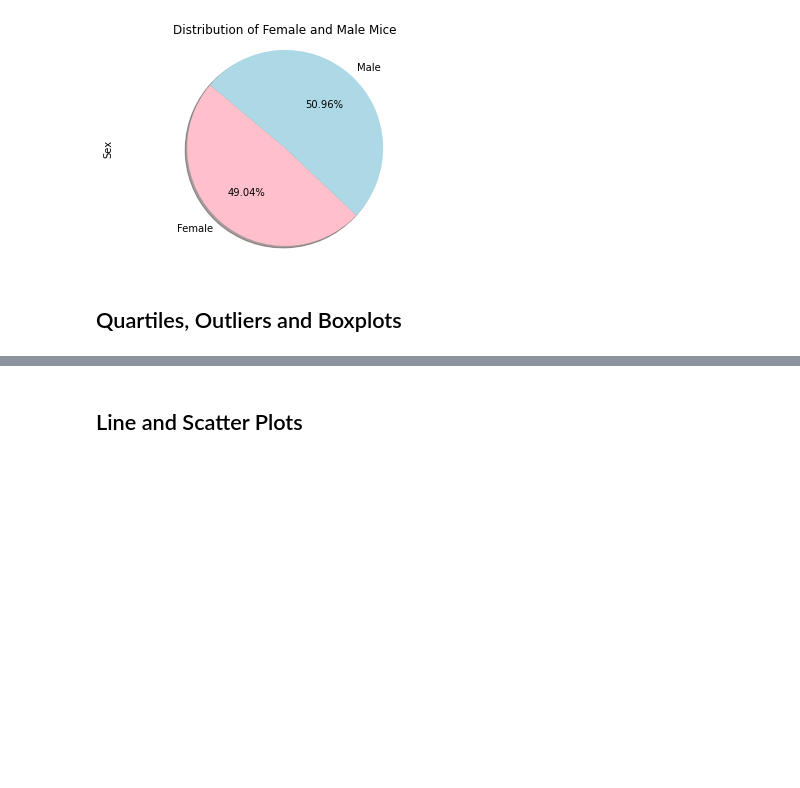
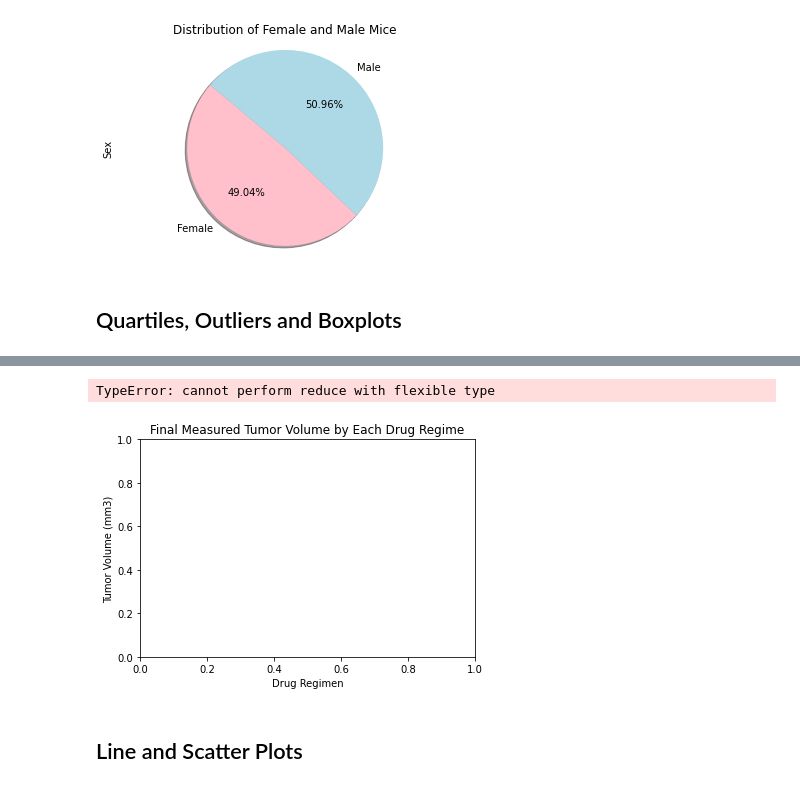
Before and after one commit to J3N1/UCI_Homework_Hwang, a Jupyter notebook: 05-Matplotlib_Challenge/pymaceuticals_starter.ipynb, the cells around one changed output, grey strips where cells are left out. Drawn from its saved outputs; the diff is of its cells as text; code cells hidden in the pictures; blank space fills up the shorter version.

```diff
--- a/05-Matplotlib_Challenge/pymaceuticals_starter.ipynb
+++ b/05-Matplotlib_Challenge/pymaceuticals_starter.ipynb
@@ -223,8 +223,11 @@ plt.show()
 # %%
 # Calculate the final tumor volume of each mouse across four of the treatment regimens:
 # Capomulin, Ramicane, Infubinol, and Ceftamin
+four_drugs_list = ["Capomulin", "Ramicane", "Infubinol", "Ceftamin"]
+four_drugs = clean_merged_df[clean_merged_df["Drug Regimen"].isin(four_drugs_list)]
 
 # Start by getting the last (greatest) timepoint for each mouse
-
-
 # Merge this group df with the original dataframe to get the tumor volume at the last timepoint
+last_tumor=four_drugs[four_drugs['Timepoint']==four_drugs['Timepoint'].max()]
+last_tumor_group = last_tumor.groupby(["Drug Regimen", "Mouse ID"])
+last_tumor_group.count()
@@ -249,0 +249,26 @@ plt.show()
+# %%
+# Create empty list to fill with tumor vol data (for plotting)
+# Put treatments into a list for for loop (and later for plot labels)
+counter = 0
+
+# Calculate the IQR and quantitatively determine if there are any potential outliers.
+# Locate the rows which contain mice on each drug and get the tumor volumes
+# add subset
+# Determine outliers using upper and lower bounds
+for drug in four_drugs_list:
+    quartiles = last_tumor["Tumor Volume (mm3)"].quantile([.25,.5,.75])
+    lowerq = quartiles[0.25]
+    upperq = quartiles[0.75]
+    iqr = upperq-lowerq
+    lower_bound = lowerq - (1.5*iqr)
+    upper_bound = upperq + (1.5*iqr)
+
+    if counter == 0:
+        print(f"{drug} IQR data is:")
+        print(f"The lower quartile of {drug} is: {lowerq}")
+        print(f"The upper quartile of {drug} is: {upperq}")
+        print(f"The interquartile range of {drug} is: {iqr}")
+        print(f"The the median of {drug} is: {quartiles[0.5]} ")
+        print(f"Values below {lower_bound} for {drug} could be outliers.")
+        print(f"Values above {upper_bound} for {drug} could be outliers.")
+        counter += 1
@@ -250,2 +283,17 @@ plt.show()
+# %%
+# Generate a box plot of the final tumor volume of each mouse across four regimens of interest
+boxplot_list = []
+for drug in four_drugs_list:
+    boxplot_list.append(drug)
+fig1, ax = plt.subplots()
+ax.set_title("Final Measured Tumor Volume by Each Drug Regime")
+ax.set_xlabel("Drug Regimen")
+ax.set_ylabel("Tumor Volume (mm3)")
+ax.boxplot(boxplot_list, notch =0)
+plt.xticks([1,2,3,4,], four_drugs_list)
+plt.show()
+# %% [output]
+TypeError: cannot perform reduce with flexible type
+[figure, added]
 # %% [markdown]
 ## Line and Scatter Plots
```
Also changed, not shown: parts of 9 cells of this notebook.
